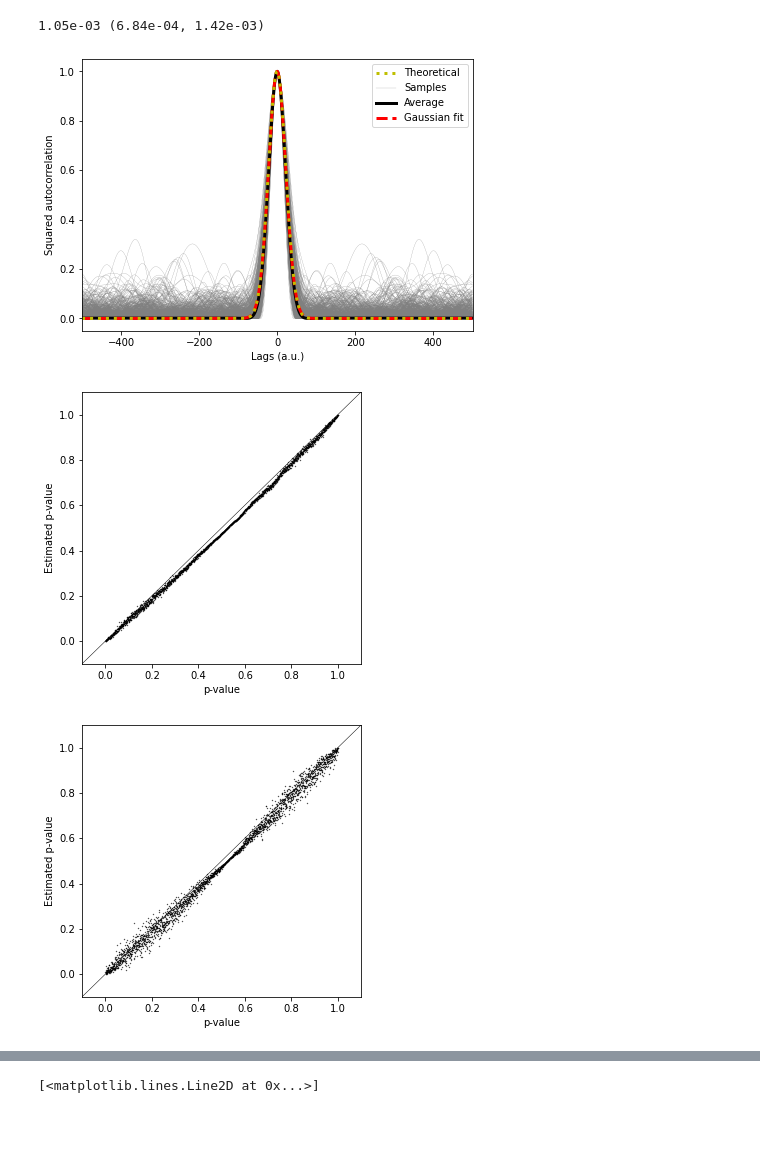
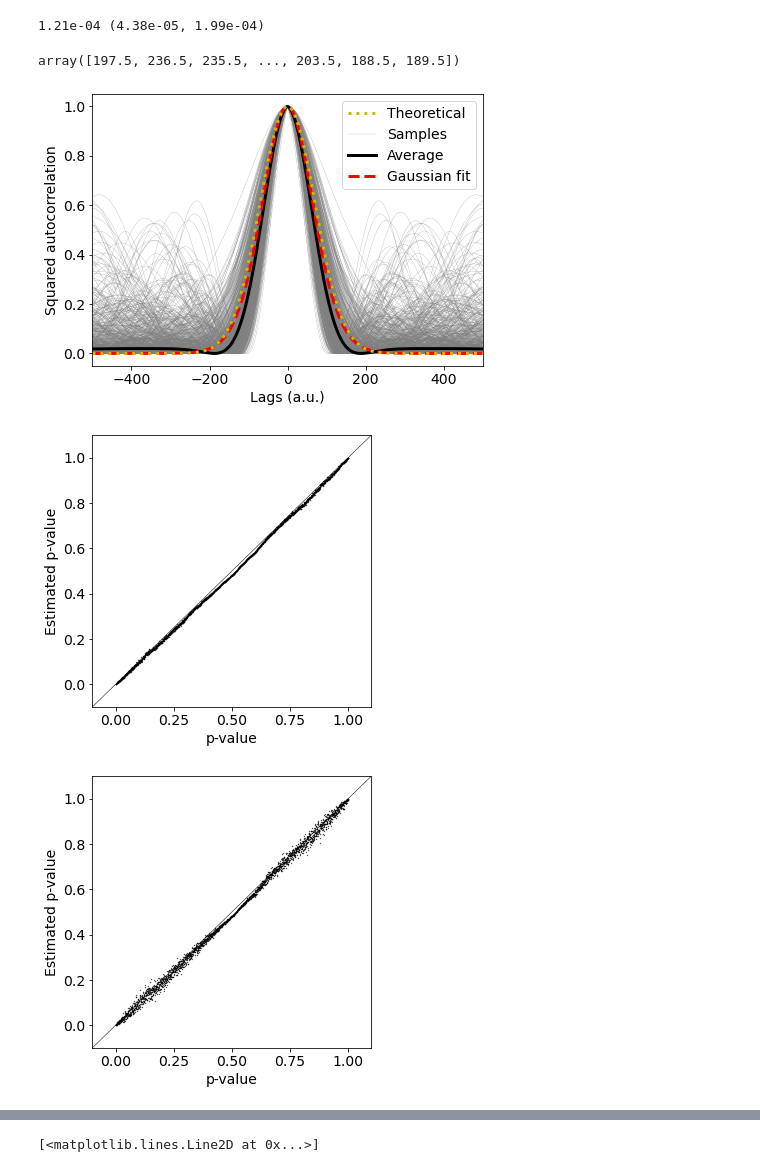
Before and after one commit to johmedr/corrts, a Jupyter notebook: examples/Simulations 1.ipynb, the cells around one changed output, grey strips where cells are left out. Cells and saved outputs as stored; diff of their text form; code cells hidden in the pictures; blank space fills up the shorter version.

```diff
--- a/examples/Simulations 1.ipynb
+++ b/examples/Simulations 1.ipynb
@@ -13,10 +13,10 @@ matplotlib.rc('font', **font)
 
 from corrts import *
 # %%
-N = 5000
-n = 2500
-rk= 5
-r = 10**(-3)
+N = 1000
+n = 2000
+rk= 4
+r = 10**(-rk)
 rg_rft = []
 
 xs = []
@@ -35,40 +35,44 @@ print_stats = lambda rg: print(f'{rg.mean():.2e} ({rg.mean() - 1.96 * rg.std():.
 
 print_stats(rg_rft)
 # %% [output]
-1.05e-03 (6.84e-04, 1.42e-03)
+1.21e-04 (4.38e-05, 1.99e-04)
+# %%
+np.count_nonzero(acf_fit > 0.01, 1) / 2,
+# %% [output]
+array([197.5, 236.5, 235.5, ..., 203.5, 188.5, 189.5])
 # %%
 lags  = np.arange(0, n+1) - n//2
 
 acf_x = acf(xs, "fft")
 acf_x = np.concatenate([acf_x[:, n//2:], acf_x[:, :n//2+1]], axis=-1)
 
 acf_th  = np.exp(-lags**2 * r)
 acf_fit = np.exp(-lags[None, :]**2 * rg_rft[:, None])
 
 nlags   = 500
 ii      = np.arange(-nlags, nlags+1) + n//2
 lags    = lags[ii]
 acf_x   = acf_x[:, ii]
 acf_th  = acf_th[ii]
 acf_fit = acf_fit[:, ii]
 
 
 plt.figure(figsize=(7, 5))
 h1  = plt.plot(lags, acf_x[:512].T**2, 'grey', label='Samples', linewidth=0.2)
 
 # plt.fill_between(lags, acf_fit.mean(0)-acf_fit.std(0)*1.96, acf_fit.mean(0)+acf_fit.std(0)*1.96, facecolor='r', alpha=0.2)
 
-h2, = plt.plot(lags, acf_x.mean(0)**2, 'k', label='Average', linewidth=3)
+h2, = plt.plot(lags, (acf_x.mean(0)**2), 'k', label='Average', linewidth=3)
 h4, = plt.plot(lags, acf_fit.mean(0), 'r--', label='Gaussian fit', linewidth=3)
 h3, = plt.plot(lags, acf_th, 'y:', label='Theoretical', linewidth=3)
 plt.xlim(-nlags, nlags+1)
 plt.xlabel('Lags (a.u.)')
 plt.ylabel('Squared autocorrelation')
 plt.legend(handles=[h3, h1[0], h2, h4])
 plt.savefig(f'sq_acf_simul_rem{rk:d}.pdf')
 plt.show();
 # %% [output]
-[figure, old version]
+[figure, new version]
 # %%
 rs    = pearson_r(xs[:N // 2], xs[N // 2:])
 edfs  = edfs_factor_rft(xs[:N // 2], xs[N // 2:])
@@ -86,7 +90,7 @@ plt.ylabel('Estimated p-value');
 plt.savefig(f'pval_rft_simul_rem{rk:d}.pdf')
 plt.show();
 # %% [output]
-[figure, old version]
+[figure, new version]
 # %%
 rs    = pearson_r(xs[:N // 2], xs[N // 2:])
 edfs  = edfs_factor_quenouille(acf(xs[:N // 2], method='fft'), acf(xs[N // 2:], method='fft'))
@@ -104,7 +108,7 @@ plt.ylabel('Estimated p-value');
 plt.savefig(f'pval_fft_simul_rem{rk:d}.pdf')
 plt.show();
 # %% [output]
-[figure, old version]
+[figure, new version]
 # %%
 rs    = pearson_r(xs[:N // 2], xs[N // 2:])
 edfs  = edfs_factor_quenouille(acf(xs[:N // 2], method='welch'), acf(xs[N // 2:], method='welch'))
```
Also changed, not shown: parts of 1 cell of this notebook, 3 other files.
